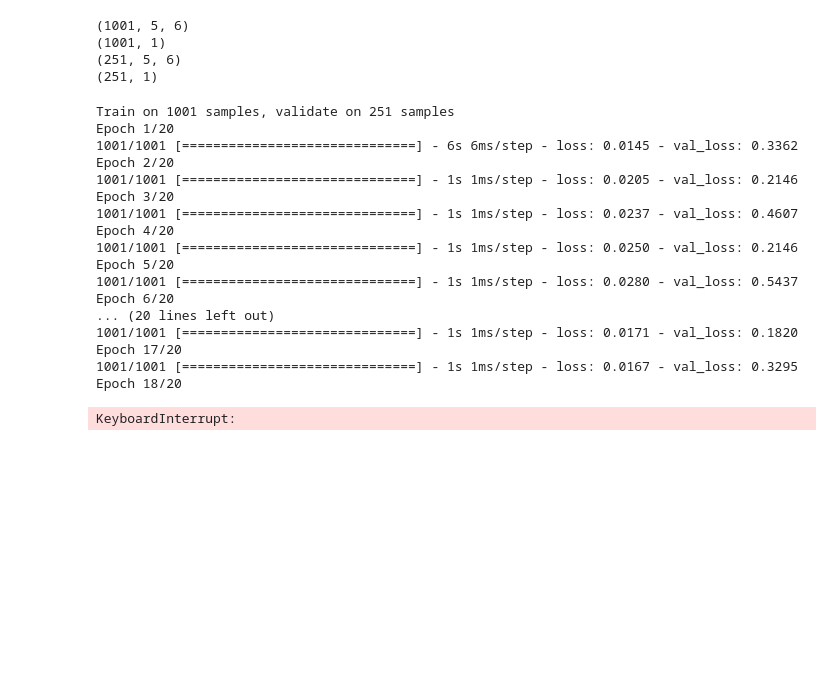
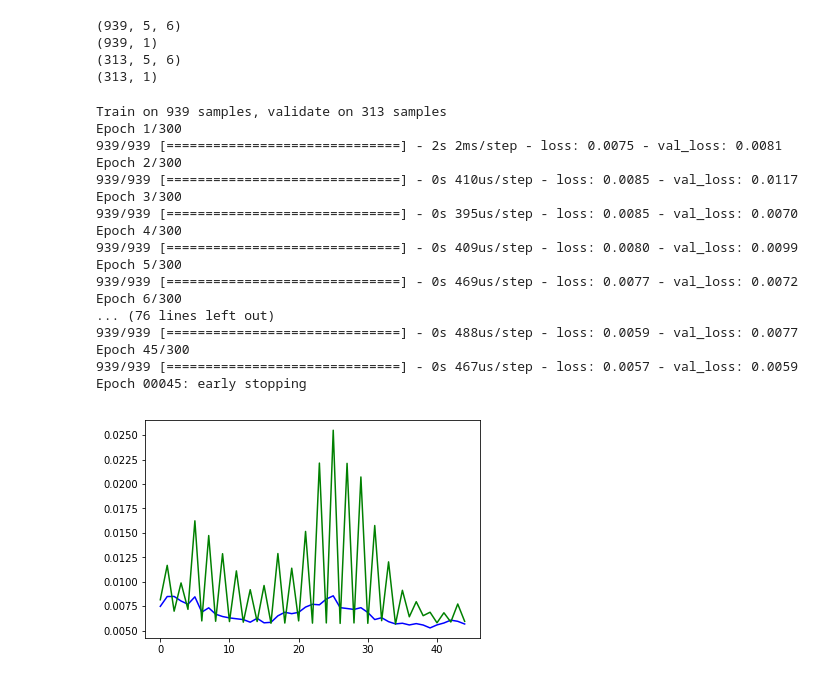
Before and after one commit to james868198/Stock-Market-Prediction, a Jupyter notebook: codes/LSTM_train.ipynb, the cells around one changed output. Cells and saved outputs as stored; diff of their text form; code cells hidden in the pictures; blank space fills up the shorter version.

```diff
--- a/codes/LSTM_train.ipynb
+++ b/codes/LSTM_train.ipynb
@@ -38,7 +37,7 @@ TGT = pd.read_csv('../data/transactions/Retailer/TGT.csv')
 WMT = pd.read_csv('../data/transactions/Retailer/WMT.csv')
 
 # pick one to train model
-stockdata = AAPL
+stockdata = JPM
 # %%
 def getStock(stock):
     date = pd.to_datetime(stock["Date"])
@@ -87,19 +86,21 @@ def compare(pred, val):
     return countTrue/t
 # %%
 time_size = 5
+train_precentage = 0.75
+
 X,y = processData(stockdata,time_size,1)
 train_size = int(X.shape[0]*0.80)
-X_train,X_test = X[:int(X.shape[0]*0.80)],X[int(X.shape[0]*0.80):]
-y_train,y_test = y[:int(y.shape[0]*0.80)],y[int(y.shape[0]*0.80):]
+X_train,X_test = X[:int(X.shape[0]*train_precentage)],X[int(X.shape[0]*train_precentage):]
+y_train,y_test = y[:int(y.shape[0]*train_precentage)],y[int(y.shape[0]*train_precentage):]
 print(X_train.shape)
 print(y_train.shape)
 print(X_test.shape)
 print(y_test.shape)
 # %% [output]
-(1001, 5, 6)
-(1001, 1)
-(251, 5, 6)
-(251, 1)
+(939, 5, 6)
+(939, 1)
+(313, 5, 6)
+(313, 1)
 # %%
 model = tf.keras.models.load_model('LSTM')
 if model == None:
@@ -116,28 +117,29 @@ if model == None:
 callback = EarlyStopping(monitor='val_loss', patience=10,verbose=1,mode='auto')
 history = model.fit(X_train,y_train,epochs=300,validation_data=(X_test,y_test),shuffle=False,callbacks=[callback])
 # %% [output]
-Train on 1001 samples, validate on 251 samples
-Epoch 1/20
-1001/1001 [==============================] - 6s 6ms/step - loss: 0.0145 - val_loss: 0.3362
-Epoch 2/20
-1001/1001 [==============================] - 1s 1ms/step - loss: 0.0205 - val_loss: 0.2146
-Epoch 3/20
-1001/1001 [==============================] - 1s 1ms/step - loss: 0.0237 - val_loss: 0.4607
-Epoch 4/20
-1001/1001 [==============================] - 1s 1ms/step - loss: 0.0250 - val_loss: 0.2146
-Epoch 5/20
-1001/1001 [==============================] - 1s 1ms/step - loss: 0.0280 - val_loss: 0.5437
-Epoch 6/20
-... (20 lines left out)
-1001/1001 [==============================] - 1s 1ms/step - loss: 0.0171 - val_loss: 0.1820
-Epoch 17/20
-1001/1001 [==============================] - 1s 1ms/step - loss: 0.0167 - val_loss: 0.3295
-Epoch 18/20
+Train on 939 samples, validate on 313 samples
+Epoch 1/300
+939/939 [==============================] - 2s 2ms/step - loss: 0.0075 - val_loss: 0.0081
+Epoch 2/300
+939/939 [==============================] - 0s 410us/step - loss: 0.0085 - val_loss: 0.0117
+Epoch 3/300
+939/939 [==============================] - 0s 395us/step - loss: 0.0085 - val_loss: 0.0070
+Epoch 4/300
+939/939 [==============================] - 0s 409us/step - loss: 0.0080 - val_loss: 0.0099
+Epoch 5/300
+939/939 [==============================] - 0s 469us/step - loss: 0.0077 - val_loss: 0.0072
+Epoch 6/300
+... (76 lines left out)
+939/939 [==============================] - 0s 488us/step - loss: 0.0059 - val_loss: 0.0077
+Epoch 45/300
+939/939 [==============================] - 0s 467us/step - loss: 0.0057 - val_loss: 0.0059
+Epoch 00045: early stopping
-KeyboardInterrupt:
 # %%
-#plt.plot(history.history['loss'],color="blue")
-#plt.plot(history.history['val_loss'],color="green")
-#plt.show()
+plt.plot(history.history['loss'],color="blue")
+plt.plot(history.history['val_loss'],color="green")
+plt.show()
+# %% [output]
+[figure, added]
 # %%
 prediction = model.predict(X_test)
 
```
Also changed, not shown: parts of 2 cells of this notebook, 2 other files.
